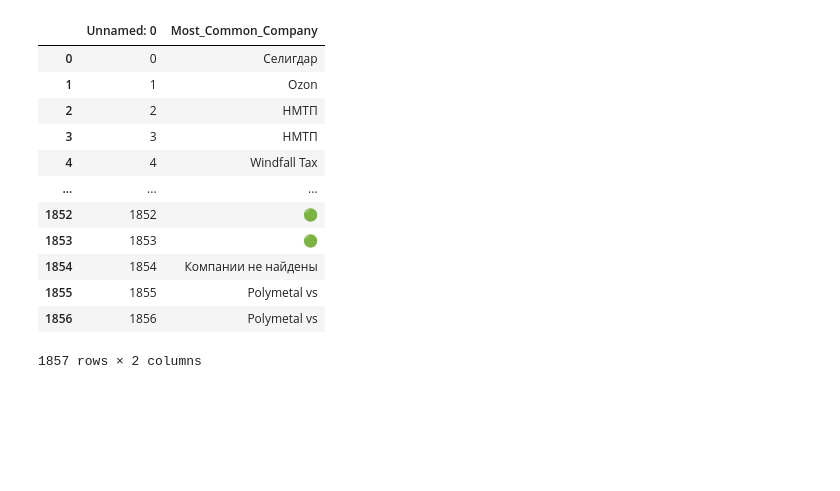
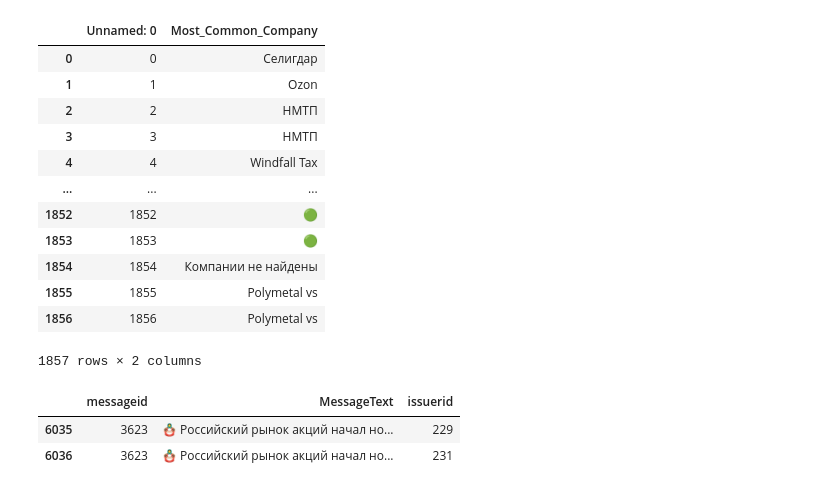
Before and after one commit to RekziP/Gagarin-hakaton, a Jupyter notebook: Alexey/first check.ipynb, the cells around one changed output. Drawn from its saved outputs; the diff is of its cells as text; code cells hidden in the pictures; blank space fills up the shorter version.

```diff
--- a/Alexey/first check.ipynb
+++ b/Alexey/first check.ipynb
@@ -176,3 +192,9 @@ ServerApp.rate_limit_window=3.0 (secs)
 | 1855 | 1855 | Polymetal vs |
 | 1856 | 1856 | Polymetal vs |
 1857 rows × 2 columns
+# %%
+clear_df[clear_df.iloc[6035]["MessageText"] == clear_df["MessageText"]]
+# %% [output]
+|  | messageid | MessageText | issuerid |
+| 6035 | 3623 | 🪆 Российский рынок акций начал но... | 229 |
+| 6036 | 3623 | 🪆 Российский рынок акций начал но... | 231 |
```
Also changed, not shown: parts of 5 cells of this notebook, 1 other file.
